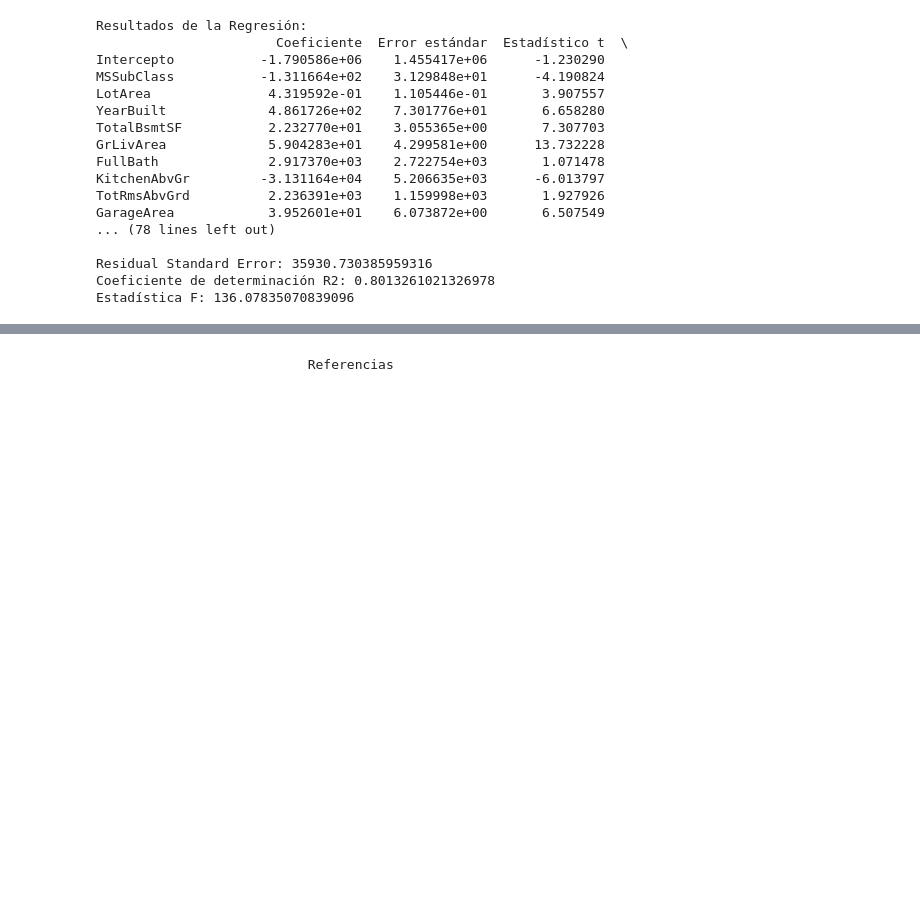
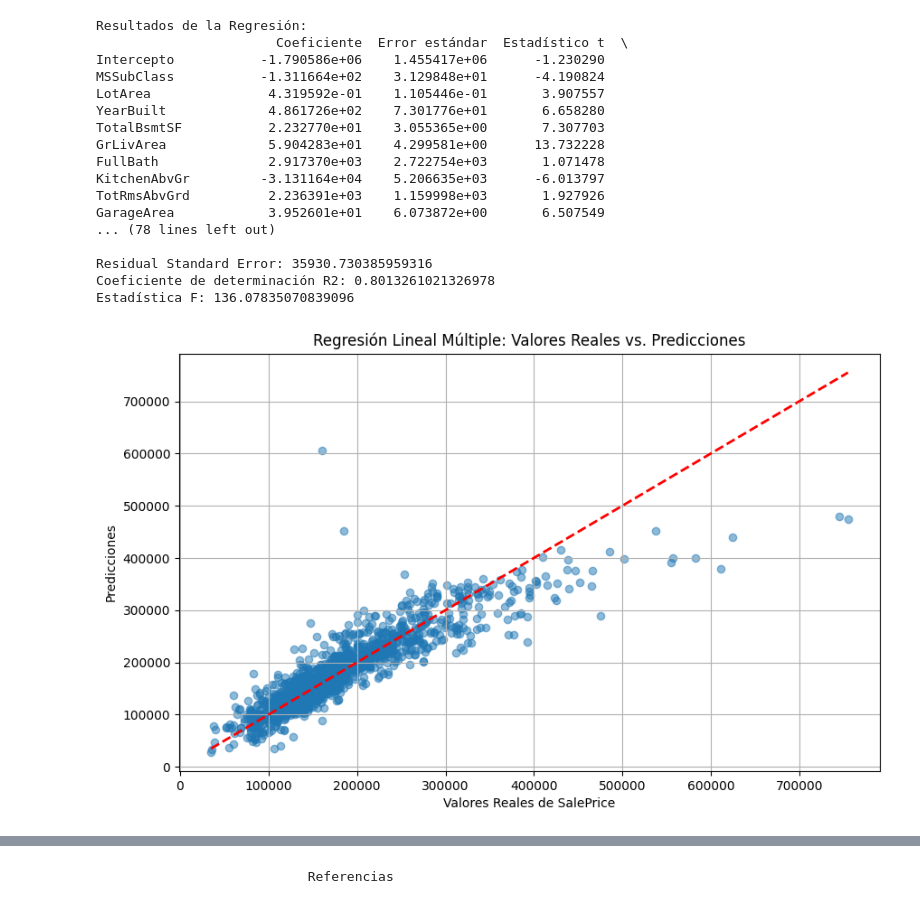
Before and after one commit to td2USA-20232/grupo4, a Jupyter notebook: caso.ipynb, the cells around one changed output, grey strips where cells are left out. Cells and saved outputs as stored; diff of their text form; code cells hidden in the pictures; blank space fills up the shorter version.

Commit message:
plot Regresión e hipótesis

```diff
--- a/caso.ipynb
+++ b/caso.ipynb
@@ -505,3 +534,14 @@ GarageArea            3.952601e+01    6.073872e+00       6.507549
 Residual Standard Error: 35930.730385959316
 Coeficiente de determinación R2: 0.8013261021326978
 Estadística F: 136.07835070839096
+# %%
+plt.figure(figsize=(10, 6))
+plt.scatter(y, predicciones, alpha=0.5)
+plt.xlabel("Valores Reales de SalePrice")
+plt.ylabel("Predicciones")
+plt.title("Regresión Lineal Múltiple: Valores Reales vs. Predicciones")
+plt.plot([min(y), max(y)], [min(y), max(y)], color='red', linestyle='--', lw=2)
+plt.grid()
+plt.show()
+# %% [output]
+[figure, added]
```
Also changed, not shown: parts of 8 cells of this notebook.
